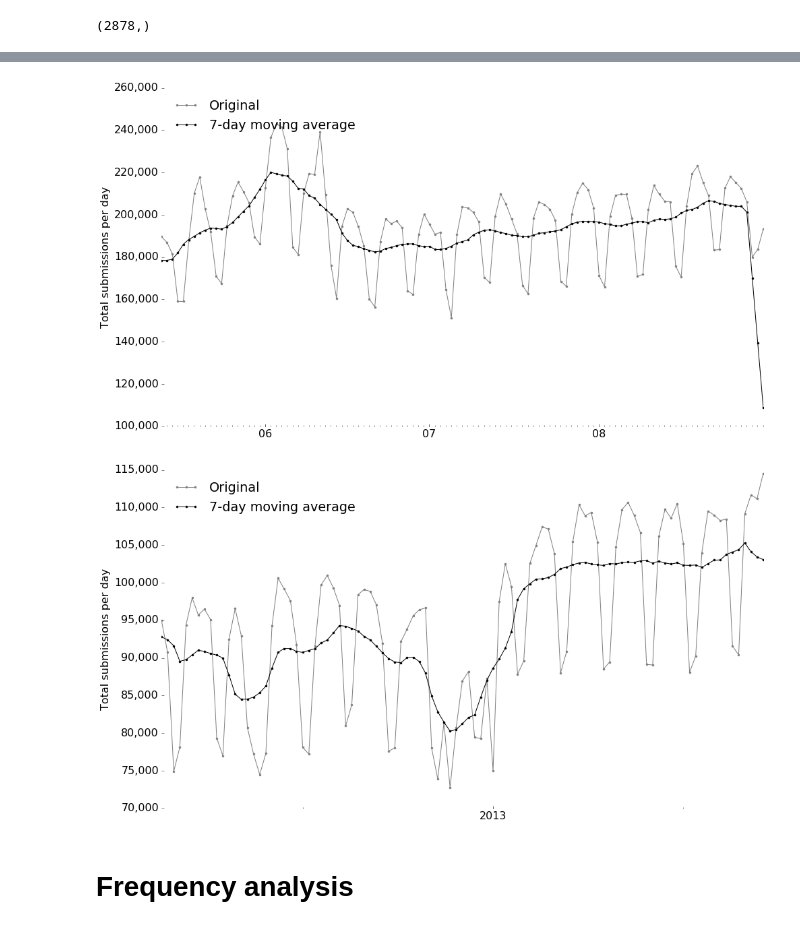
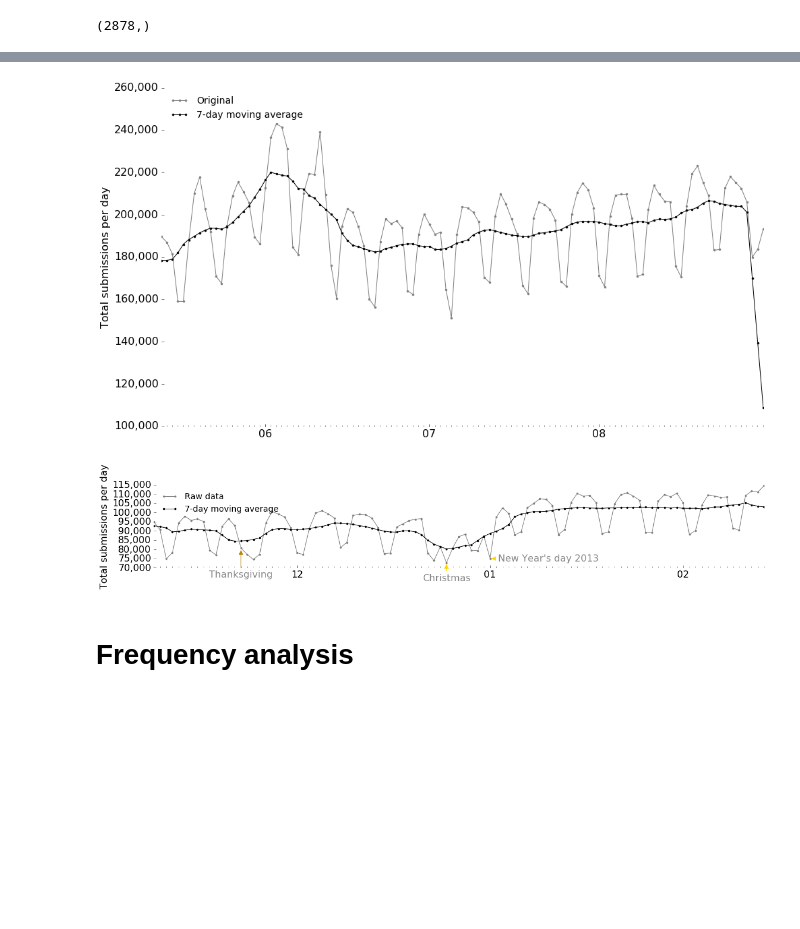
Before and after one commit to JeroenDelcour/redditStats, a Jupyter notebook: subreddits activity/subreddit video.ipynb, the cells around one changed output, grey strips where cells are left out. Cells and saved outputs as stored; diff of their text form; code cells hidden in the pictures; blank space fills up the shorter version.

Commit message:
slight plot tweaking, exporting as svg

```diff
--- a/subreddits activity/subreddit video.ipynb
+++ b/subreddits activity/subreddit video.ipynb
@@ -467,7 +468,7 @@ ax.set_ylabel('Total submissions per day')
 
 # ax.set_ylim([0,250e3])
 
-plt.legend(loc='upper left', frameon=False, numpoints=3)
+plt.legend(loc='upper left', frameon=False, numpoints=3, fontsize=14)
 
 ax.xaxis.set_major_locator(months)
 ax.xaxis.set_major_formatter(monthsFmt)
@@ -479,26 +480,38 @@ ax.get_yaxis().set_major_formatter(
 hide_spines()
 plt.show()
 # %% [output]
-[figure, old version]
+[figure, new version]
 # %%
-fig, ax = plt.subplots(figsize=(16,9))
-ax.plot(dates[1851:1950], data_sum[1851:1950], '.-', color='gray', label='Original')
+fig, ax = plt.subplots(figsize=(16,9/3))
+ax.plot(dates[1851:1950], data_sum[1851:1950], '.-', color='gray', label='Raw data')
 ax.plot(dates[1851:1950], moving_avg(data_sum, 7)[1851:1950], '.-', color='black', label='7-day moving average')
 ax.set_ylabel('Total submissions per day')
 
-plt.legend(loc='upper left', frameon=False, numpoints=3)
+plt.legend(loc='upper left', frameon=False, numpoints=2, fontsize=14)
 
-ax.xaxis.set_major_locator(years)
-ax.xaxis.set_major_formatter(yearsFmt)
-ax.xaxis.set_minor_locator(months)
+ax.xaxis.set_major_locator(months)
+ax.xaxis.set_major_formatter(monthsFmt)
+ax.xaxis.set_minor_locator(days)
 
 ax.get_yaxis().set_major_formatter(
     matplotlib.ticker.FuncFormatter(lambda x, p: format(int(x), ',')))
 
+ax.annotate('Thanksgiving', (mdates.date2num(dates[1865]), data_sum[1865]-5e2), xytext=(0, -48),
+            textcoords='offset points', arrowprops=dict(arrowstyle='-|>', color='darkgoldenrod'),
+            horizontalalignment='center', color='#888888')
+ax.annotate('Christmas', (mdates.date2num(dates[1898]), data_sum[1898]), xytext=(0, -30),
+            textcoords='offset points', arrowprops=dict(arrowstyle='-|>', color='gold'),
+            horizontalalignment='center', color='#888888')
+ax.annotate('New Year\'s day 2013', (mdates.date2num(dates[1905]), data_sum[1905]), xytext=(13, -5),
+            textcoords='offset points', arrowprops=dict(arrowstyle='-|>', color='gold'),
+            horizontalalignment='left', color='#888888')
+
 hide_spines()
+plt.tight_layout()
+plt.savefig('daily submissions timeline zoomin.svg')
 plt.show()
 # %% [output]
-[figure, old version]
+[figure, new version]
 # %% [markdown]
 # Frequency analysis
 # %%
```
Also changed, not shown: parts of 6 cells of this notebook.
